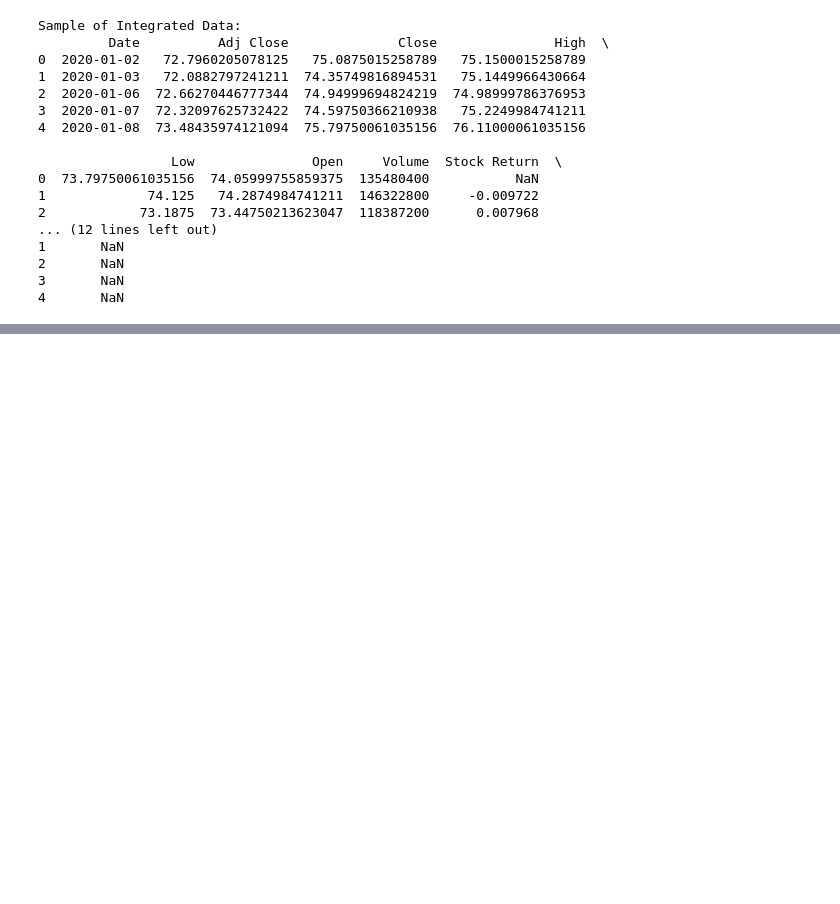
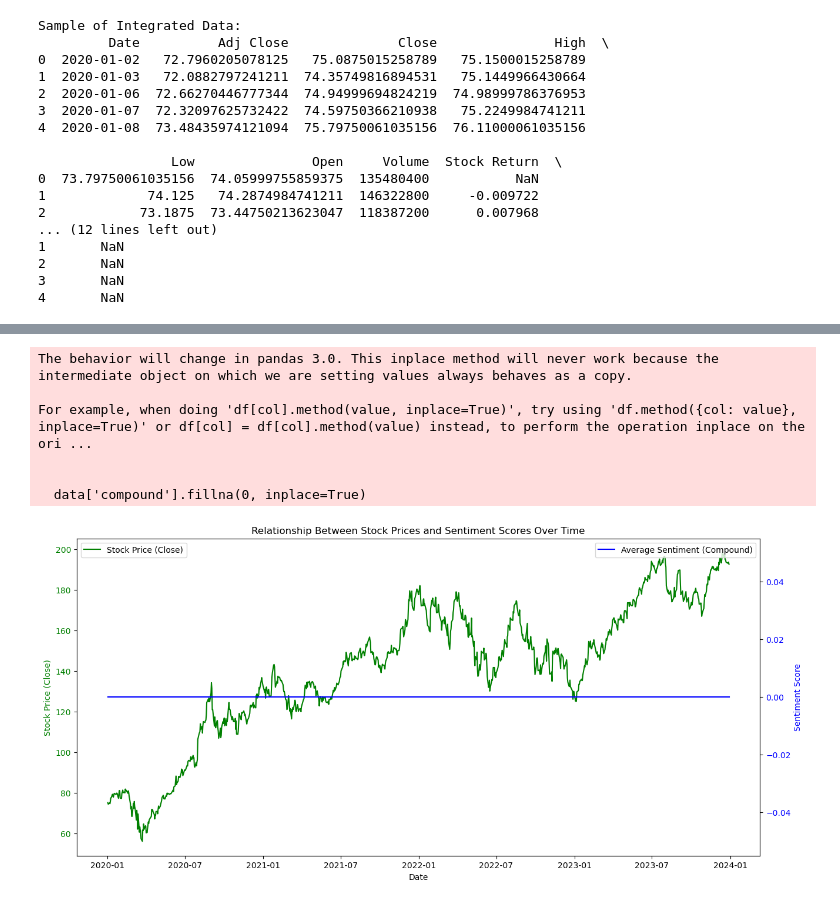
Before and after one commit to ysabharw/QuantInsight, a Jupyter notebook: sentimentalanalysis.ipynb, the cells around one changed output, grey strips where cells are left out. Saved outputs shown, nothing was run; the diff lists cells and outputs as text; code cells hidden in the pictures; blank space fills up the shorter version.

Commit message:
Final Project: Complete QuantInsight project with EDA, predictive modeling, sentiment analysis, portfolio optimization, and backtesting.

```diff
--- a/sentimentalanalysis.ipynb
+++ b/sentimentalanalysis.ipynb
@@ -543,0 +572,67 @@ else:
+# %%
+import pandas as pd
+import matplotlib.pyplot as plt
+
+# Define the file path for the CSV
+file_path = 'data/AAPL_with_sentiment.csv'
+
+# Load the data
+data = pd.read_csv(file_path)
+
+# Debug: Print raw data and column names
+print(data.head())
+print("Columns:", data.columns)
+
+# Ensure the 'Date' column is in datetime format
+data['Date'] = pd.to_datetime(data['Date'], errors='coerce')
+
+# Debug: Check for missing data in each column
+print("Date nulls:", data['Date'].isnull().sum())
+print("Close nulls:", data['Close'].isnull().sum())
+print("Compound nulls:", data['compound'].isnull().sum())
+
+# Temporarily replace missing compound values with 0
+data['compound'].fillna(0, inplace=True)
+
+# Strip column names to avoid formatting issues
+data.columns = data.columns.str.strip()
+
+# Select relevant columns
+data = data[['Date', 'Close', 'compound']]
+
+# Ensure the columns have valid numeric data
+data['Close'] = pd.to_numeric(data['Close'], errors='coerce')
+data['compound'] = pd.to_numeric(data['compound'], errors='coerce')
+
+# Drop rows with invalid numeric data
+data.dropna(inplace=True)
+
+# Debug: Verify cleaned data
+print(data.describe())
+print(data.head())
+
+# Plotting
+if not data.empty:
+    fig, ax1 = plt.subplots(figsize=(15, 7))
+
+    # Plot stock price on the primary y-axis
+    ax1.plot(data['Date'], data['Close'], color='green', label='Stock Price (Close)')
+    ax1.set_xlabel('Date')
+    ax1.set_ylabel('Stock Price (Close)', color='green')
+    ax1.tick_params(axis='y', labelcolor='green')
+
+    # Create a secondary y-axis for sentiment score
+    ax2 = ax1.twinx()
+    ax2.plot(data['Date'], data['compound'], color='blue', label='Average Sentiment (Compound)')
+    ax2.set_ylabel('Sentiment Score', color='blue')
+    ax2.tick_params(axis='y', labelcolor='blue')
+
+    # Add title and legend
+    plt.title('Relationship Between Stock Prices and Sentiment Scores Over Time')
+    ax1.legend(loc='upper left')
+    ax2.legend(loc='upper right')
+
+    plt.show()
+else:
+    print("No data to plot.")
+# %% [output]
@@ -544,3 +656,10 @@ else:
+The behavior will change in pandas 3.0. This inplace method will never work because the intermediate object on which we are setting values always behaves as a copy.
+
+For example, when doing 'df[col].method(value, inplace=True)', try using 'df.method({col: value}, inplace=True)' or df[col] = df[col].method(value) instead, to perform the operation inplace on the ori ...
+
+
+  data['compound'].fillna(0, inplace=True)
+[figure, added]
 # %%
 # Further improvement:
 # - Implement more advanced sentiment models like BERT or FinBERT for better accuracy.
```
Also changed, not shown: parts of 4 cells of this notebook, 5 other files.
